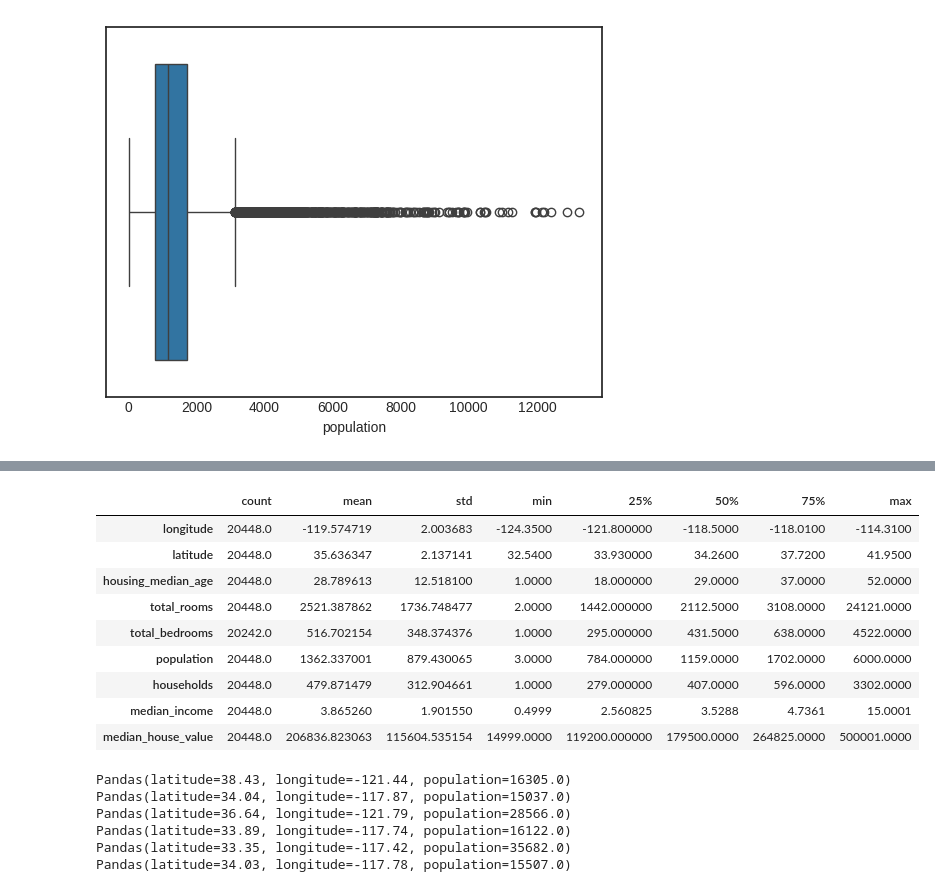
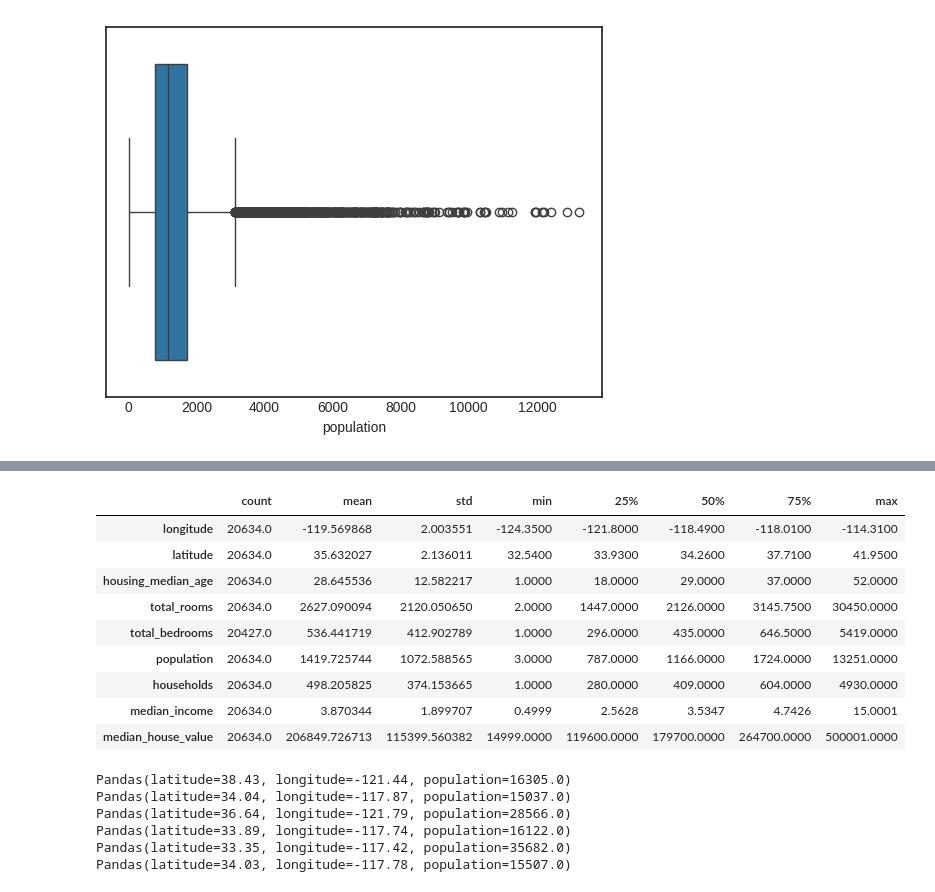
Before and after one commit to ezequielpf/california_house_pricing, a Jupyter notebook: Housing_02.ipynb, the cells around one changed output, grey strips where cells are left out. Cells and saved outputs as stored; diff of their text form; code cells hidden in the pictures.

```diff
--- a/Housing_02.ipynb
+++ b/Housing_02.ipynb
@@ -174,16 +176,16 @@ df_raw.query('population <= 6000').hist(bins=50, figsize=(14,8));
 # %%
-df_raw.query('population <= 6000').describe().T
+df_raw.query('population <= 15000').describe().T
 # %% [output]
 |  | count | mean | std | min | 25% | 50% | 75% | max |
-| longitude | 20448.0 | -119.574719 | 2.003683 | -124.3500 | -121.800000 | -118.5000 | -118.0100 | -114.3100 |
-| latitude | 20448.0 | 35.636347 | 2.137141 | 32.5400 | 33.930000 | 34.2600 | 37.7200 | 41.9500 |
-| housing_median_age | 20448.0 | 28.789613 | 12.518100 | 1.0000 | 18.000000 | 29.0000 | 37.0000 | 52.0000 |
-| total_rooms | 20448.0 | 2521.387862 | 1736.748477 | 2.0000 | 1442.000000 | 2112.5000 | 3108.0000 | 24121.0000 |
-| total_bedrooms | 20242.0 | 516.702154 | 348.374376 | 1.0000 | 295.000000 | 431.5000 | 638.0000 | 4522.0000 |
-| population | 20448.0 | 1362.337001 | 879.430065 | 3.0000 | 784.000000 | 1159.0000 | 1702.0000 | 6000.0000 |
-| households | 20448.0 | 479.871479 | 312.904661 | 1.0000 | 279.000000 | 407.0000 | 596.0000 | 3302.0000 |
-| median_income | 20448.0 | 3.865260 | 1.901550 | 0.4999 | 2.560825 | 3.5288 | 4.7361 | 15.0001 |
-| median_house_value | 20448.0 | 206836.823063 | 115604.535154 | 14999.0000 | 119200.000000 | 179500.0000 | 264825.0000 | 500001.0000 |
+| longitude | 20634.0 | -119.569868 | 2.003551 | -124.3500 | -121.8000 | -118.4900 | -118.0100 | -114.3100 |
+| latitude | 20634.0 | 35.632027 | 2.136011 | 32.5400 | 33.9300 | 34.2600 | 37.7100 | 41.9500 |
+| housing_median_age | 20634.0 | 28.645536 | 12.582217 | 1.0000 | 18.0000 | 29.0000 | 37.0000 | 52.0000 |
+| total_rooms | 20634.0 | 2627.090094 | 2120.050650 | 2.0000 | 1447.0000 | 2126.0000 | 3145.7500 | 30450.0000 |
+| total_bedrooms | 20427.0 | 536.441719 | 412.902789 | 1.0000 | 296.0000 | 435.0000 | 646.5000 | 5419.0000 |
+| population | 20634.0 | 1419.725744 | 1072.588565 | 3.0000 | 787.0000 | 1166.0000 | 1724.0000 | 13251.0000 |
+| households | 20634.0 | 498.205825 | 374.153665 | 1.0000 | 280.0000 | 409.0000 | 604.0000 | 4930.0000 |
+| median_income | 20634.0 | 3.870344 | 1.899707 | 0.4999 | 2.5628 | 3.5347 | 4.7426 | 15.0001 |
+| median_house_value | 20634.0 | 206849.726713 | 115399.560382 | 14999.0000 | 119600.0000 | 179700.0000 | 264700.0000 | 500001.0000 |
 # %%
 #df_raw.query('population > 6000')
 aux = df_raw.query('population > 15000')[['latitude', 'longitude', 'population']]
```
Also changed, not shown: parts of 13 cells of this notebook.
